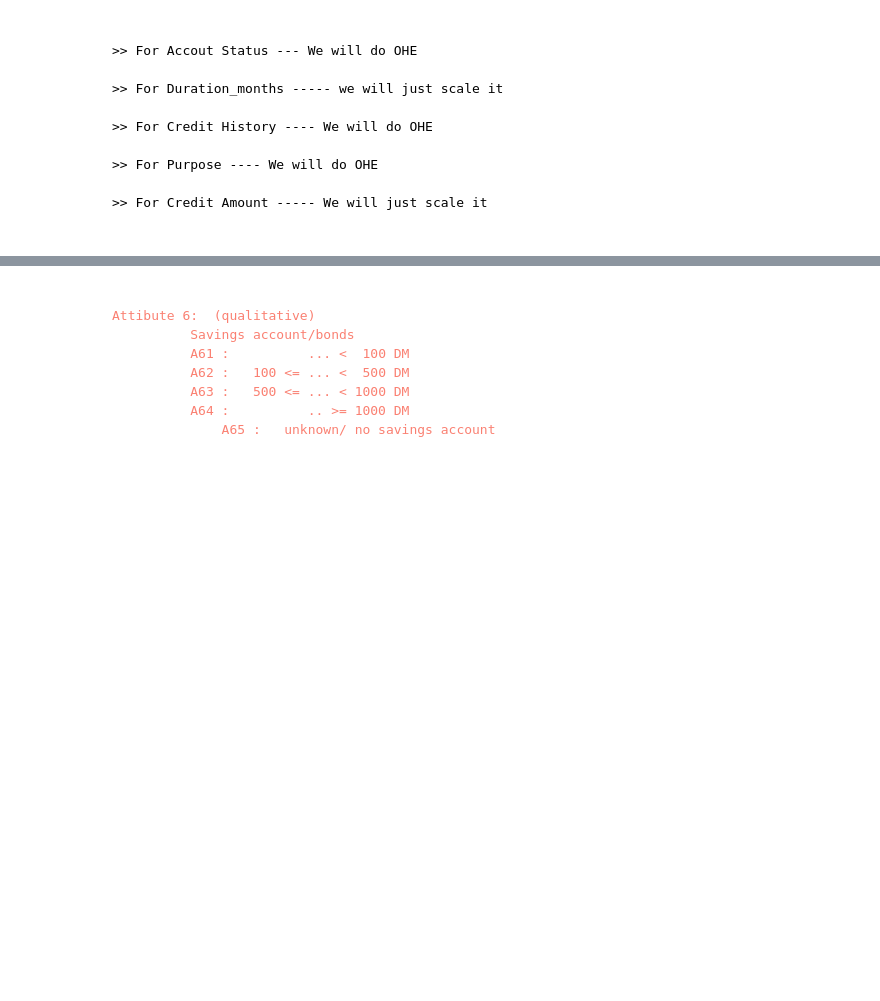
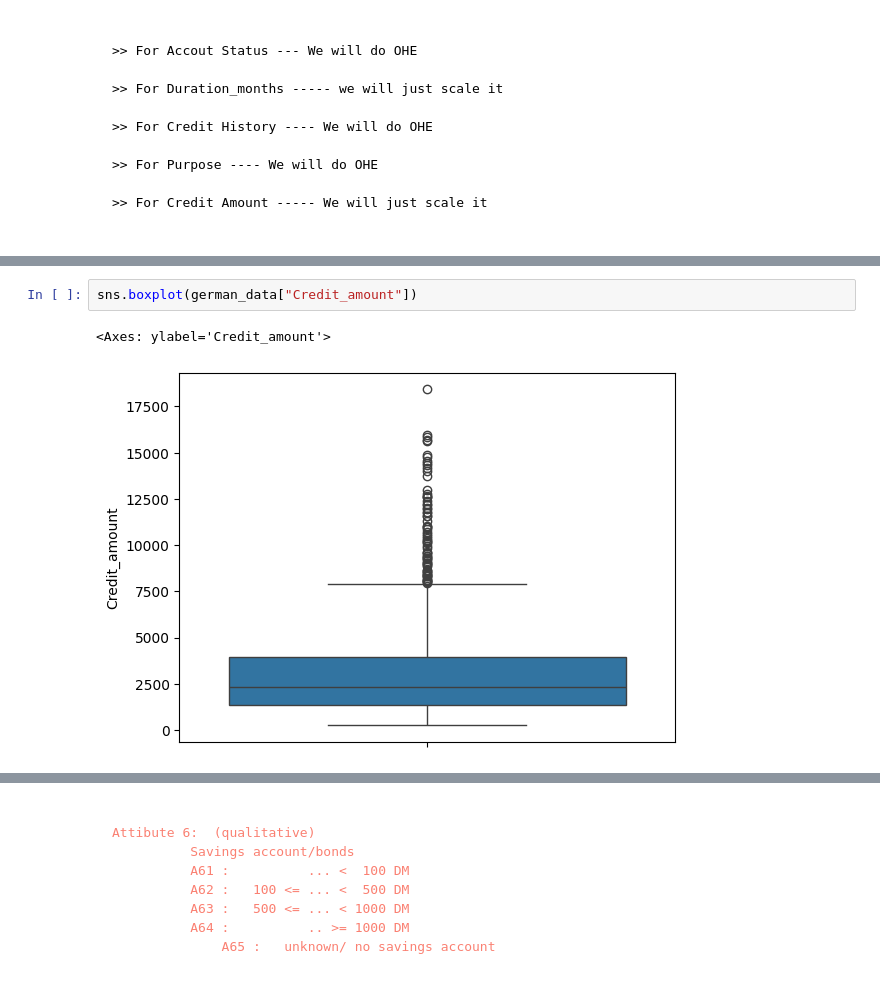
Before and after one commit to ashiq-km/Credit-Risk-Analysis---German-Bank-, a Jupyter notebook: notebooks/data_exploration.ipynb, the cells around one changed output, grey strips where cells are left out. Drawn from its saved outputs; the diff is of its cells as text; blank space fills up the shorter version.

```diff
--- a/notebooks/data_exploration.ipynb
+++ b/notebooks/data_exploration.ipynb
@@ -402,3 +467,8 @@ german_data.head()
+# %%
+sns.boxplot(german_data["Credit_amount"])
+# %% [output]
+<Axes: ylabel='Credit_amount'>
+[figure, added]
 # %%
 col_anal(german_data, 5)
 # %% [output]
```
Also changed, not shown: parts of 34 cells of this notebook, 1 other file.
